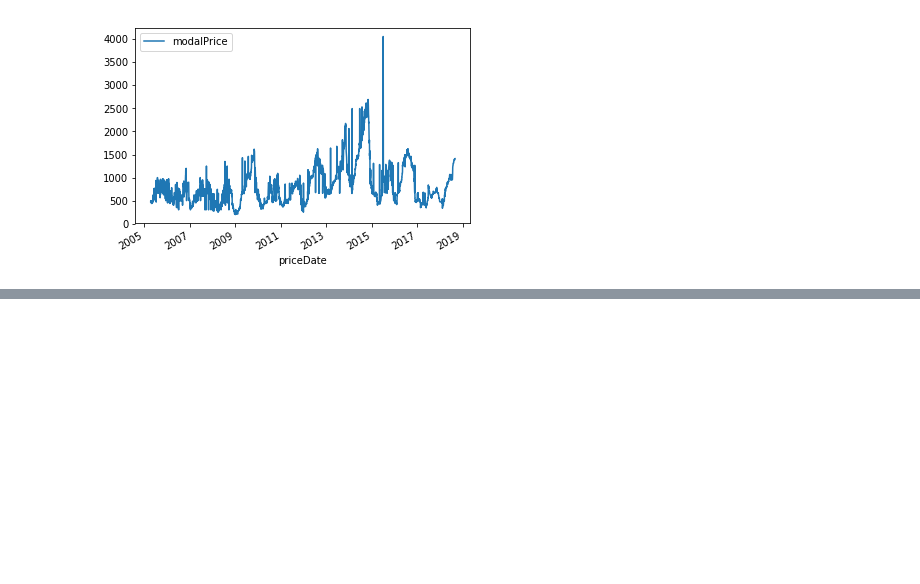
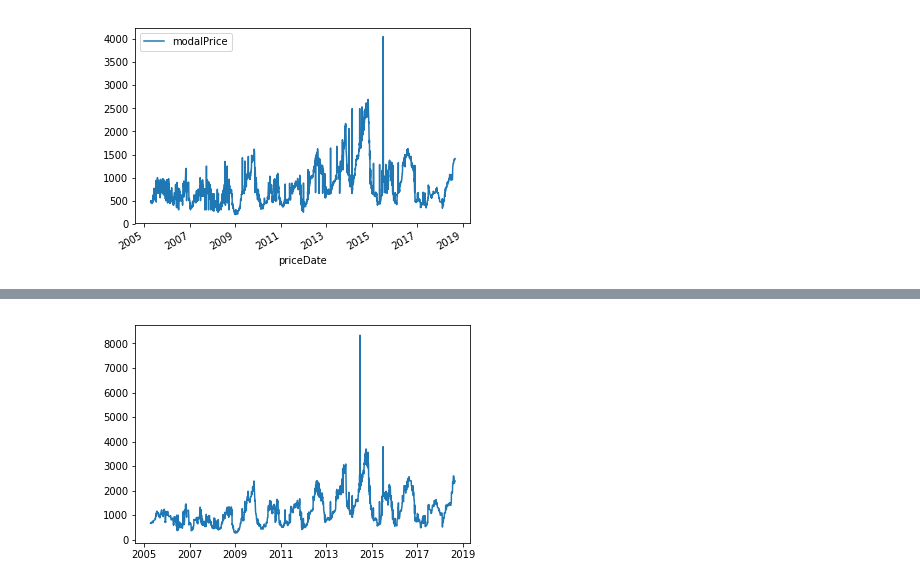
Before and after one commit to durgaharish1993/assignment-ts, a Jupyter notebook: python_notebook.ipynb, the cells around one changed output, grey strips where cells are left out. Drawn from its saved outputs; the diff is of its cells as text; code cells hidden in the pictures; blank space fills up the shorter version.

```diff
--- a/python_notebook.ipynb
+++ b/python_notebook.ipynb
@@ -6,4 +6,4 @@ import pandas as pd
 # %%
 #read the data
 #scrapped
-df=pd.read_csv('Desktop/azd.csv')
+df=pd.read_csv('azd.csv')
@@ -78,11 +154,11 @@ df.describe()
 # %%
 #rolmean=df.rolling(window=3).mean()
-def add_mean_std_cols(df,col_name):
-    res = df[col_name].rolling(3).agg(['mean','std'])
-    res.columns = res.columns.map('_'.join)
-    cols = np.concatenate(list(zip(df.columns, res.columns[0::2], res.columns[1::2])))
-    final = res.join(df).loc[:, cols]
-    return final
+def add_mean_std_cols(df,col_name,t):
+    res = df[col_name].rolling(t).agg(['mean'])
+    #res.columns = res.columns.map('_'.join)
+    #cols = np.concatenate(list(zip(df.columns, res.columns[0::2], res.columns[1::2])))
+    #final = res.join(df).loc[:, cols]
+    return res
 
 
 #for i in range(2,10):
@@ -120,0 +166,4 @@ n_df_minprice=n_df[['minPrice_mean']]
+# %%
+n_df_min=add_mean_std_cols(df,["minPrice"],3)
+n_df_max=add_mean_std_cols(df,["maxPrice"],3)
+n_df_mode=add_mean_std_cols(df,["modalPrice"],3)
@@ -120,0 +175,5 @@ n_df_minprice=n_df[['minPrice_mean']]
+# %%
+#original=plt.plot(df,color='gray',label='original')
+mean_max=plt.plot(n_df_max,label='mean')
+# %% [output]
+[figure, added]
```
Also changed, not shown: parts of 21 cells of this notebook.
